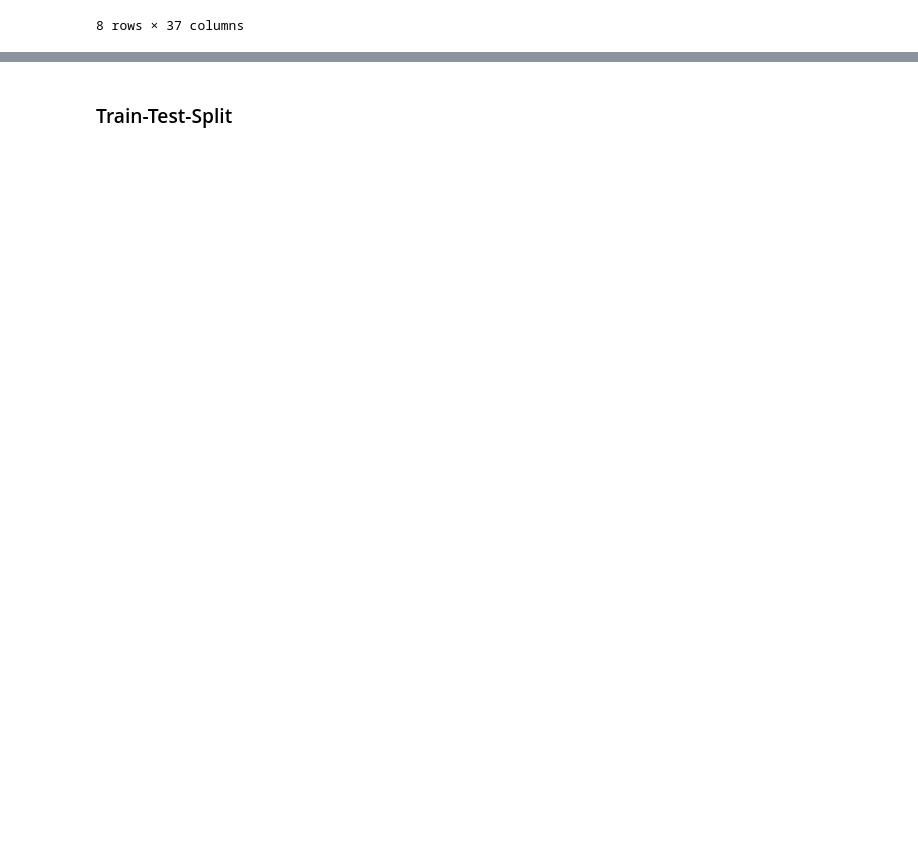
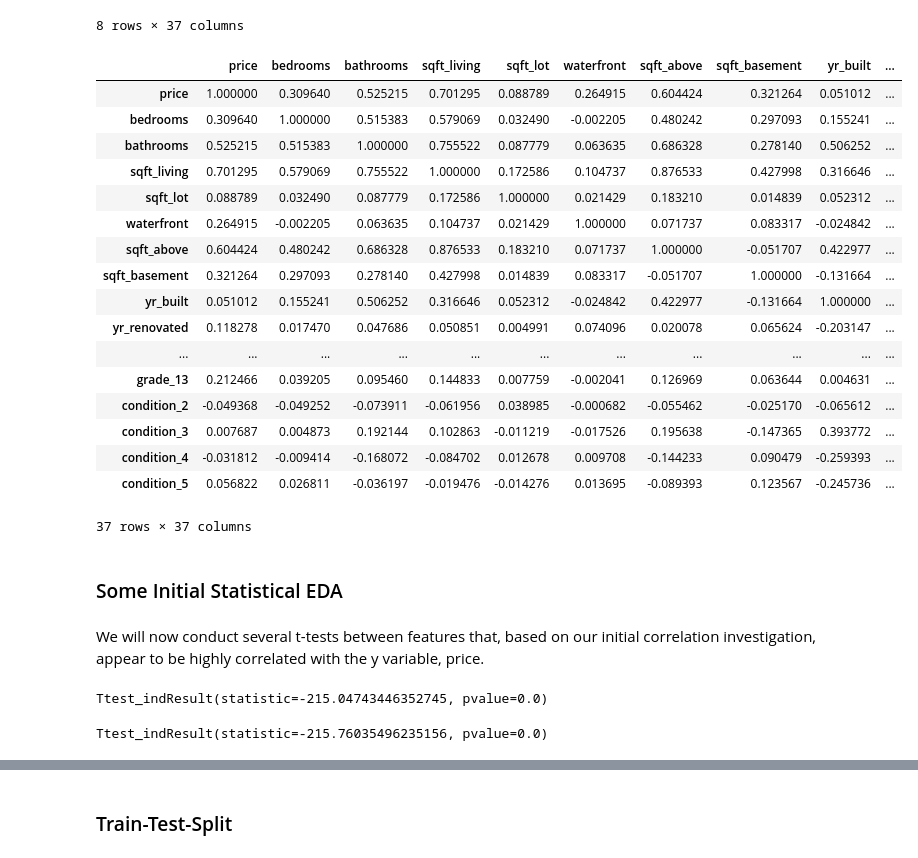
Before and after one commit to adinas94/King-Country-Regression, a Jupyter notebook: Data Cleaning Notebook.ipynb, the cells around one changed output, grey strips where cells are left out. Cells and saved outputs as stored; diff of their text form; code cells hidden in the pictures; blank space fills up the shorter version.

```diff
--- a/Data Cleaning Notebook.ipynb
+++ b/Data Cleaning Notebook.ipynb
@@ -382,3 +382,28 @@ df_preprocessed.describe()
 | 75% | 6.450000e+05 | 4.000000 | 2.500000 | 2550.000000 | 1.069050e+04 | 0.000000 | 2220.000000 | 550.000000 | 1997.000000 | ... |
 | max | 7.700000e+06 | 33.000000 | 8.000000 | 13540.000000 | 1.651359e+06 | 1.000000 | 9410.000000 | 4820.000000 | 2015.000000 | ... |
 8 rows × 37 columns
+# %%
+df_preprocessed.corr()
+# %% [output]
+|  | price | bedrooms | bathrooms | sqft_living | sqft_lot | waterfront | sqft_above | sqft_basement | yr_built | ... |
+| price | 1.000000 | 0.309640 | 0.525215 | 0.701295 | 0.088789 | 0.264915 | 0.604424 | 0.321264 | 0.051012 | ... |
+| bedrooms | 0.309640 | 1.000000 | 0.515383 | 0.579069 | 0.032490 | -0.002205 | 0.480242 | 0.297093 | 0.155241 | ... |
+| bathrooms | 0.525215 | 0.515383 | 1.000000 | 0.755522 | 0.087779 | 0.063635 | 0.686328 | 0.278140 | 0.506252 | ... |
+| sqft_living | 0.701295 | 0.579069 | 0.755522 | 1.000000 | 0.172586 | 0.104737 | 0.876533 | 0.427998 | 0.316646 | ... |
+| sqft_lot | 0.088789 | 0.032490 | 0.087779 | 0.172586 | 1.000000 | 0.021429 | 0.183210 | 0.014839 | 0.052312 | ... |
+| waterfront | 0.264915 | -0.002205 | 0.063635 | 0.104737 | 0.021429 | 1.000000 | 0.071737 | 0.083317 | -0.024842 | ... |
+| sqft_above | 0.604424 | 0.480242 | 0.686328 | 0.876533 | 0.183210 | 0.071737 | 1.000000 | -0.051707 | 0.422977 | ... |
+| sqft_basement | 0.321264 | 0.297093 | 0.278140 | 0.427998 | 0.014839 | 0.083317 | -0.051707 | 1.000000 | -0.131664 | ... |
+| yr_built | 0.051012 | 0.155241 | 0.506252 | 0.316646 | 0.052312 | -0.024842 | 0.422977 | -0.131664 | 1.000000 | ... |
+| yr_renovated | 0.118278 | 0.017470 | 0.047686 | 0.050851 | 0.004991 | 0.074096 | 0.020078 | 0.065624 | -0.203147 | ... |
+| ... | ... | ... | ... | ... | ... | ... | ... | ... | ... | ... |
+| grade_13 | 0.212466 | 0.039205 | 0.095460 | 0.144833 | 0.007759 | -0.002041 | 0.126969 | 0.063644 | 0.004631 | ... |
+| condition_2 | -0.049368 | -0.049252 | -0.073911 | -0.061956 | 0.038985 | -0.000682 | -0.055462 | -0.025170 | -0.065612 | ... |
+| condition_3 | 0.007687 | 0.004873 | 0.192144 | 0.102863 | -0.011219 | -0.017526 | 0.195638 | -0.147365 | 0.393772 | ... |
+| condition_4 | -0.031812 | -0.009414 | -0.168072 | -0.084702 | 0.012678 | 0.009708 | -0.144233 | 0.090479 | -0.259393 | ... |
+| condition_5 | 0.056822 | 0.026811 | -0.036197 | -0.019476 | -0.014276 | 0.013695 | -0.089393 | 0.123567 | -0.245736 | ... |
+37 rows × 37 columns
+# %% [markdown]
+### Some Initial Statistical EDA
+# %% [markdown]
+We will now conduct several t-tests between features that, based on our initial correlation investigation, appear to be highly correlated with the y variable, price.
@@ -384,0 +412,8 @@ df_preprocessed.describe()
+# %%
+stats.ttest_ind(df['sqft_above'], df['price'])
+# %% [output]
+Ttest_indResult(statistic=-215.04743446352745, pvalue=0.0)
+# %%
+stats.ttest_ind(df['bathrooms'], df['price'])
+# %% [output]
+Ttest_indResult(statistic=-215.76035496235156, pvalue=0.0)
```
Also changed, not shown: parts of 3 cells of this notebook.
